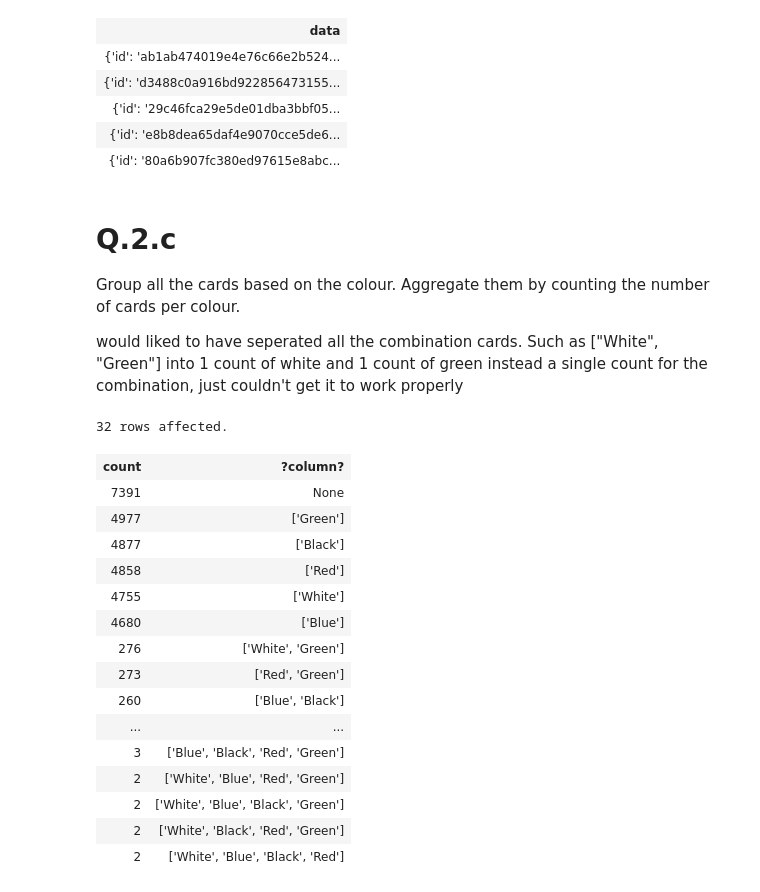
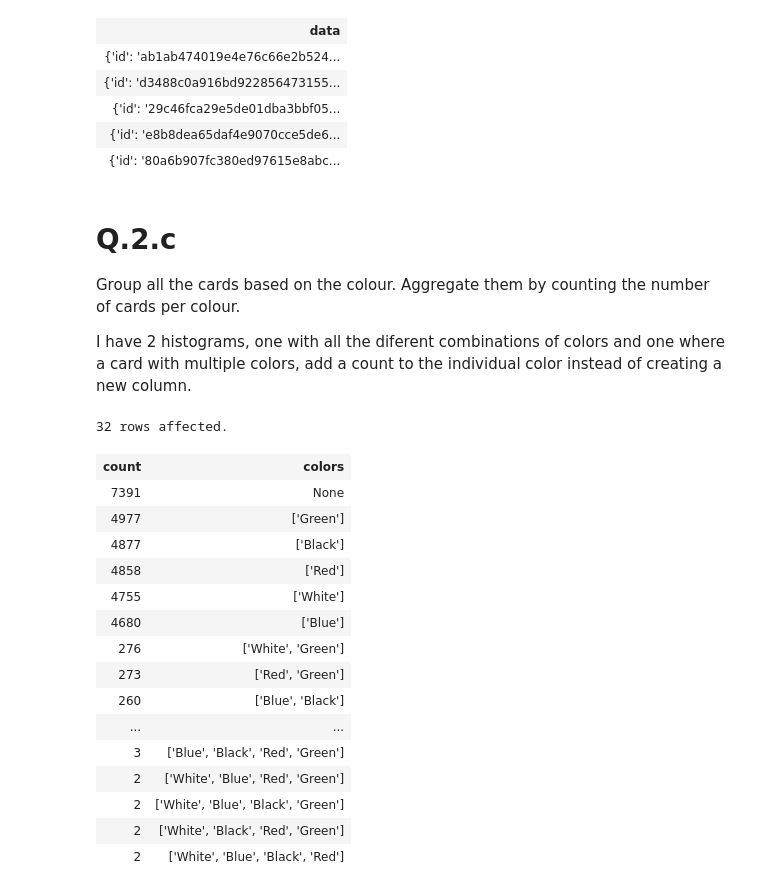
Before and after one commit to Thug-Lyfe/database_ass_8, a Jupyter notebook: database_ass_ass_8.ipynb, the cells around one changed output. Drawn from its saved outputs; the diff is of its cells as text; code cells hidden in the pictures.

```diff
--- a/database_ass_ass_8.ipynb
+++ b/database_ass_ass_8.ipynb
@@ -131,13 +131,13 @@ limit 5;
 # Q.2.c
 Group all the cards based on the colour. Aggregate them by counting the number of cards per colour.
 
-would liked to have seperated all the combination cards. Such as ["White", "Green"] into 1 count of white and 1 count of green instead a single count for the combination, just couldn't get it to work properly
+I have 2 histograms, one with all the diferent combinations of colors and one where a card with multiple colors, add a count to the individual color instead of creating a new column.
 # %%
-result_2 = %sql SELECT count(*),data -> 'colors'FROM cards group by data -> 'colors' order by count desc
+result_2 = %sql SELECT count(*),data -> 'colors' as Colors FROM cards group by data -> 'colors' order by count desc
 result_2
 # %% [output]
 32 rows affected.
-| count | ?column? |
+| count | colors |
 | 7391 | None |
 | 4977 | ['Green'] |
 | 4877 | ['Black'] |
```
Also changed, not shown: parts of 4 cells of this notebook.
